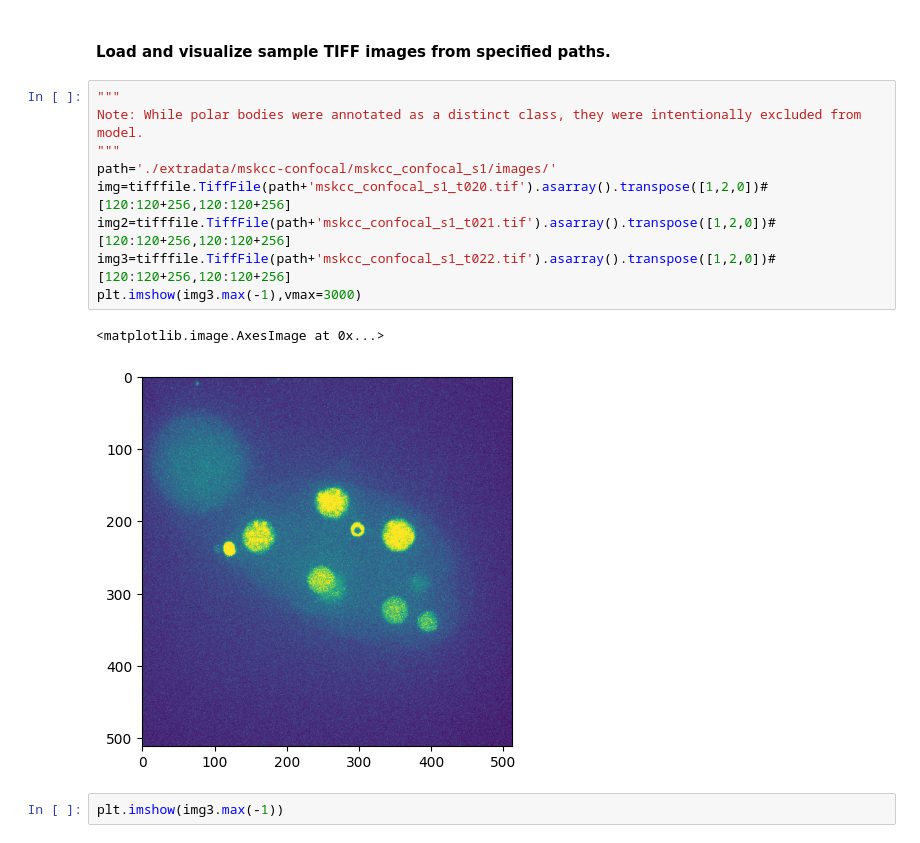
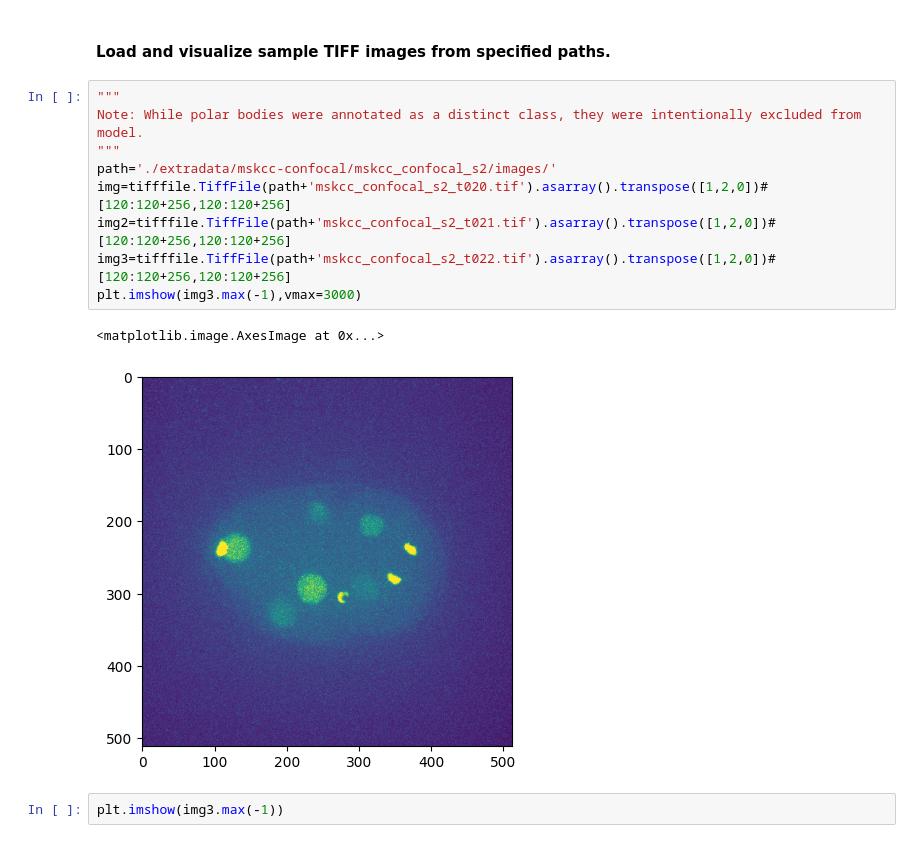
Before and after one commit to chenzunh23/CELLECT, a Jupyter notebook: example-packaged-CELLECT.ipynb, the cells around one changed output. Cells and saved outputs as stored; diff of their text form.

```diff
--- a/example-packaged-CELLECT.ipynb
+++ b/example-packaged-CELLECT.ipynb
@@ -22,15 +22,15 @@ import cellectP
 # %%
 """
 Note: While polar bodies were annotated as a distinct class, they were intentionally excluded from model.
 """
-path='./extradata/mskcc-confocal/mskcc_confocal_s1/images/'
-img=tifffile.TiffFile(path+'mskcc_confocal_s1_t020.tif').asarray().transpose([1,2,0])#[120:120+256,120:120+256]
-img2=tifffile.TiffFile(path+'mskcc_confocal_s1_t021.tif').asarray().transpose([1,2,0])#[120:120+256,120:120+256]
-img3=tifffile.TiffFile(path+'mskcc_confocal_s1_t022.tif').asarray().transpose([1,2,0])#[120:120+256,120:120+256]
+path='./extradata/mskcc-confocal/mskcc_confocal_s2/images/'
+img=tifffile.TiffFile(path+'mskcc_confocal_s2_t020.tif').asarray().transpose([1,2,0])#[120:120+256,120:120+256]
+img2=tifffile.TiffFile(path+'mskcc_confocal_s2_t021.tif').asarray().transpose([1,2,0])#[120:120+256,120:120+256]
+img3=tifffile.TiffFile(path+'mskcc_confocal_s2_t022.tif').asarray().transpose([1,2,0])#[120:120+256,120:120+256]
 plt.imshow(img3.max(-1),vmax=3000)
 # %% [output]
 <matplotlib.image.AxesImage at 0x...>
-[figure, old version]
+[figure, new version]
 # %%
 plt.imshow(img3.max(-1))
 # %% [output]
```
Also changed, not shown: parts of 18 cells of this notebook, 12 other files.
